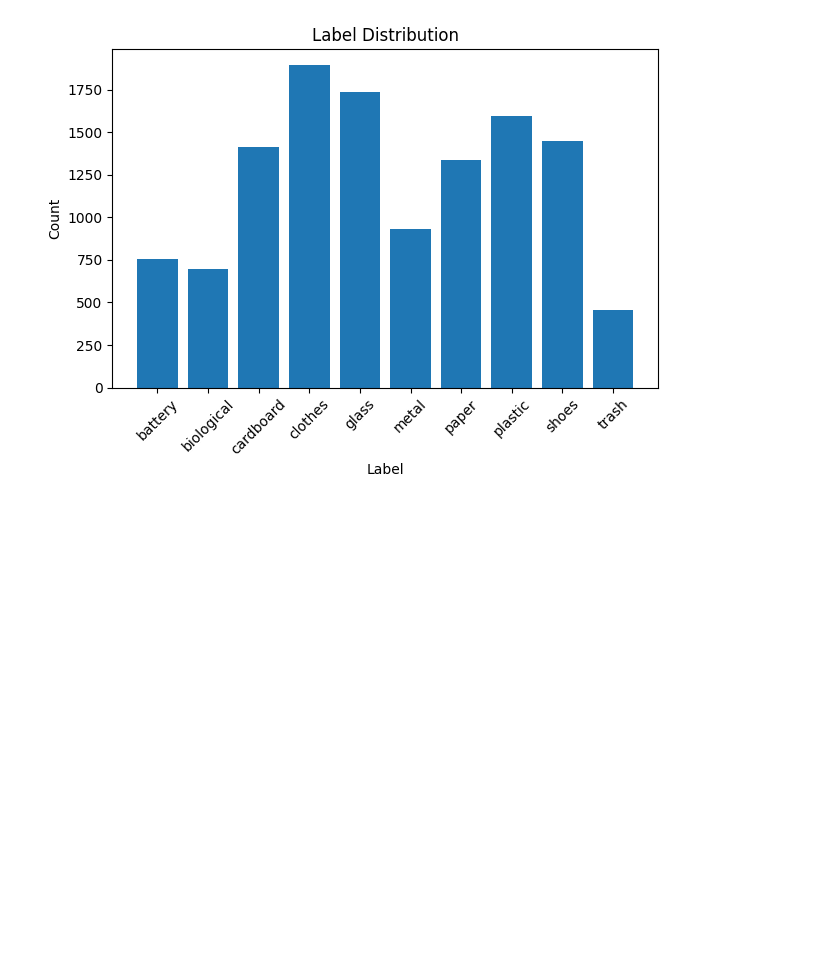
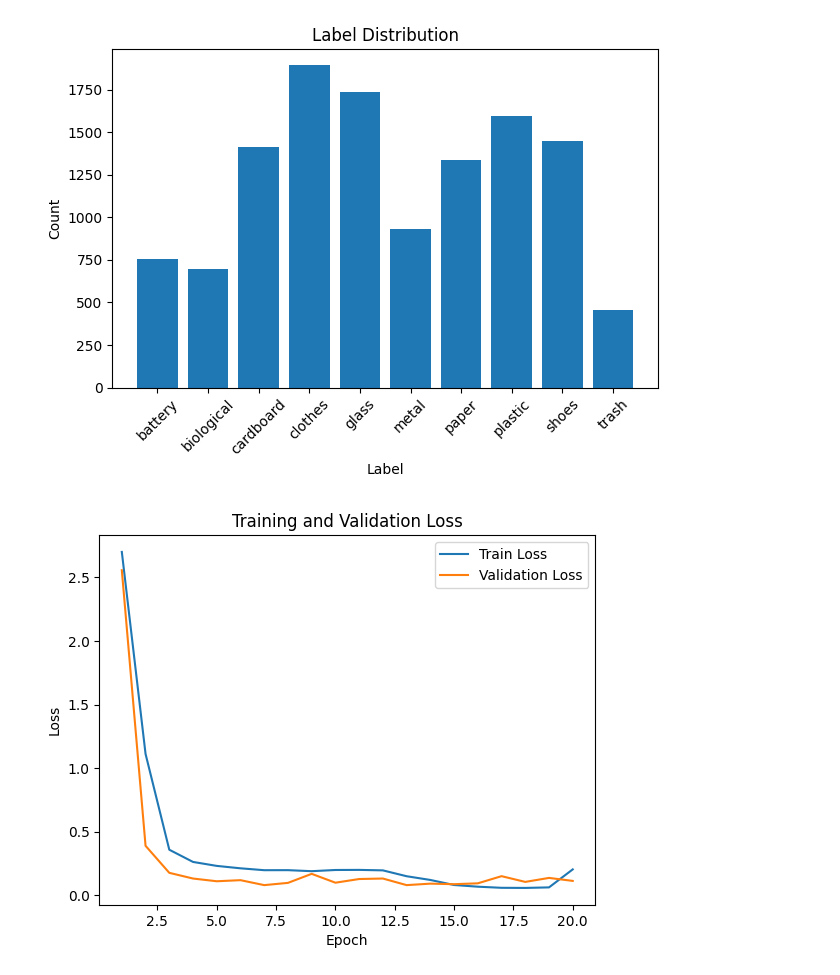
Before and after one commit to RizStillLearning/garbage_classification_using_vit, a Jupyter notebook: visualization.ipynb, the cells around one changed output. Cells and saved outputs as stored; diff of their text form; code cells hidden in the pictures; blank space fills up the shorter version.

```diff
--- a/visualization.ipynb
+++ b/visualization.ipynb
@@ -18,3 +19,14 @@ plt.tight_layout()
 plt.show()
 # %% [output]
 [figure]
+# %%
+loss_df = pd.read_csv('./outputs/training_log.csv')
+plt.plot(loss_df['Epoch'], loss_df['Train Loss'], label='Train Loss')
+plt.plot(loss_df['Epoch'], loss_df['Val Loss'], label='Validation Loss')
+plt.xlabel('Epoch')
+plt.ylabel('Loss')
+plt.title('Training and Validation Loss')
+plt.legend()
+plt.show()
+# %% [output]
+[figure, added]
```
Also changed, not shown: parts of 1 cell of this notebook, 10 other files.
